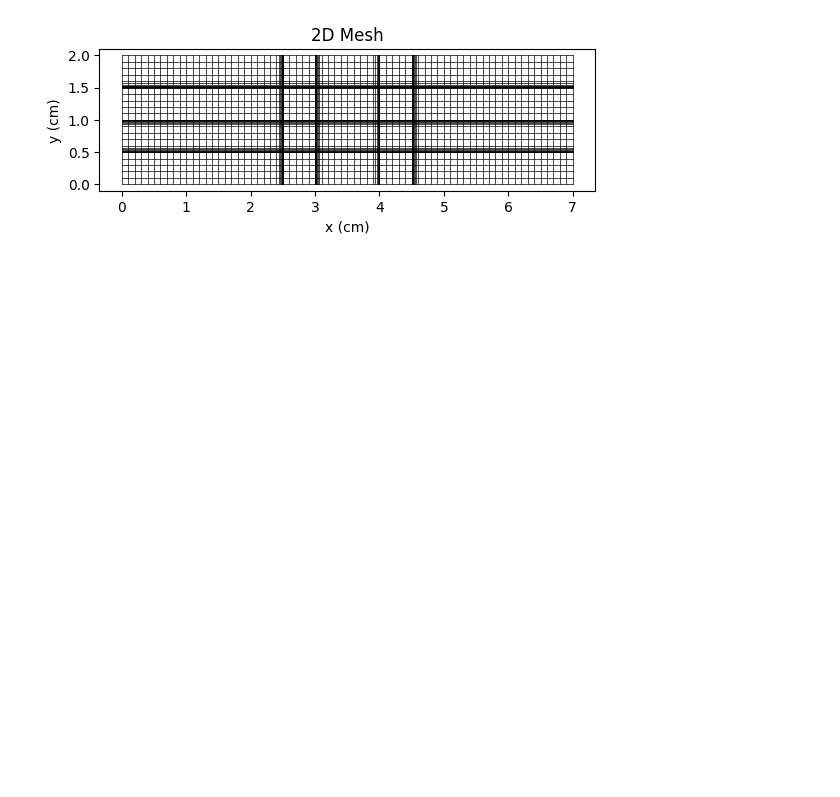
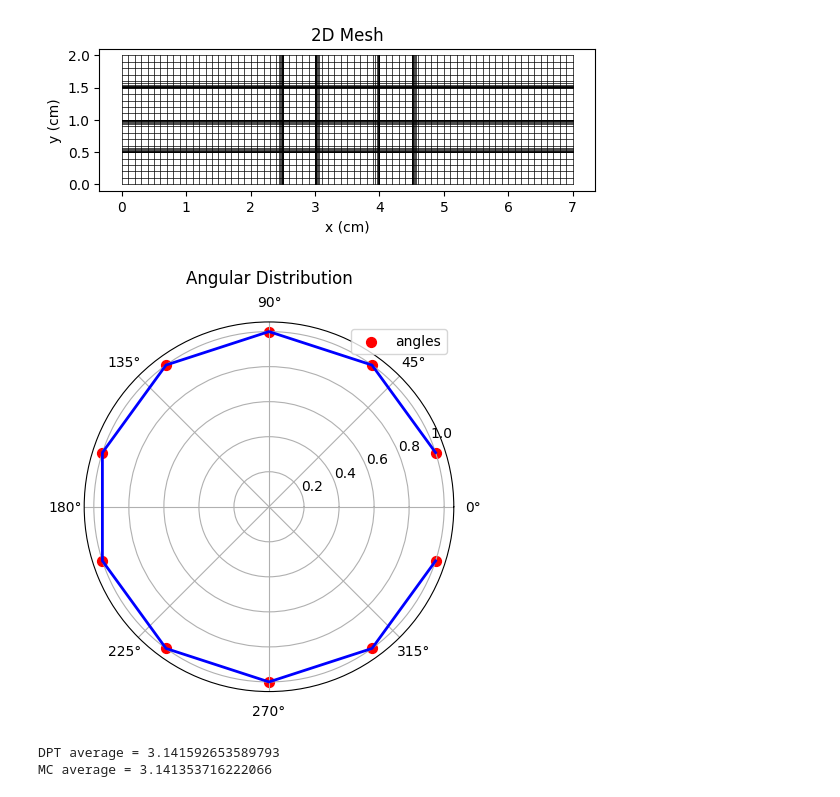
Before and after one commit to blestrada/Deterministic_Particle_Transport, a Jupyter notebook: python/jupyter/2d_testing.ipynb, the cells around one changed output. Drawn from its saved outputs; the diff is of its cells as text; code cells hidden in the pictures; blank space fills up the shorter version.

```diff
--- a/python/jupyter/2d_testing.ipynb
+++ b/python/jupyter/2d_testing.ipynb
@@ -98,0 +97,37 @@ plot_mesh_with_centers(x_edges, y_edges)
+# %%
+import numpy as np
+import matplotlib.pyplot as plt
+
+nmu_cell = 10
+angles = (np.arange(nmu_cell) + 0.5) / nmu_cell * 2.0 * np.pi
+
+radii = np.ones_like(angles)
+
+fig = plt.figure()
+ax = fig.add_subplot(111, projection="polar")
+
+# scatter points on the unit circle
+ax.scatter(angles, radii, c="r", s=50, label="angles")
+
+# or plot as line connecting points
+ax.plot(angles, radii, "b-", lw=2)
+
+ax.set_title("Angular Distribution", va="bottom")
+ax.legend()
+plt.show()
+
+average = np.average(angles)
+print(f'DPT average = {average}')
+
+theta = np.random.uniform(0.0, 2.0*np.pi)
+N=1000000
+mc = np.zeros(N)
+for i in range(len(mc)):
+    mc[i] = np.random.uniform(0.0, 2.0*np.pi)
+
+average_mc = np.average(mc)
+print(f'MC average = {average_mc}')
+# %% [output]
+[figure, added]
+DPT average = 3.141592653589793
+MC average = 3.141353716222066
```
Also changed, not shown: parts of 1 cell of this notebook, 6 other files.
